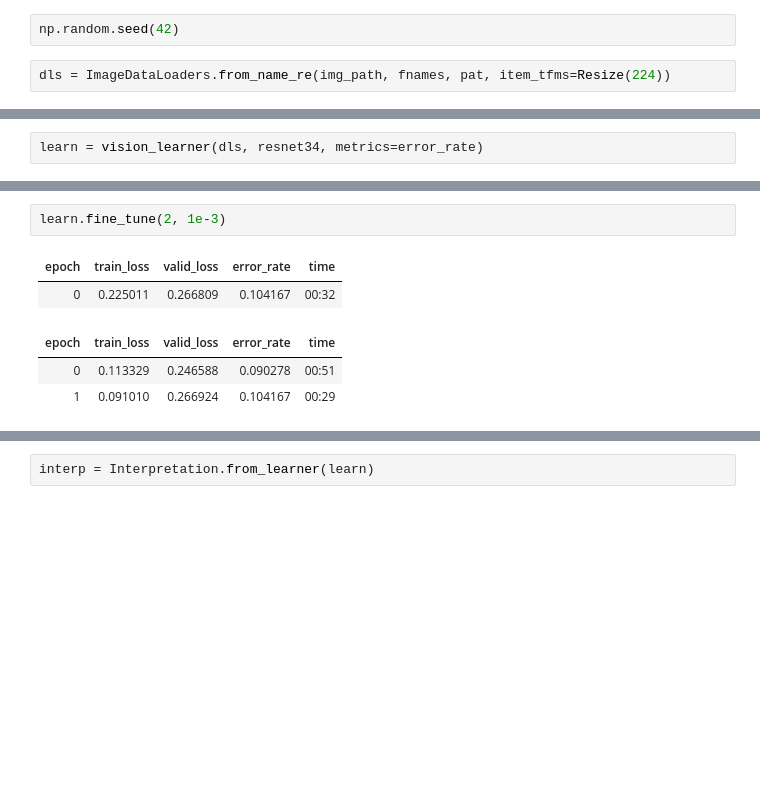
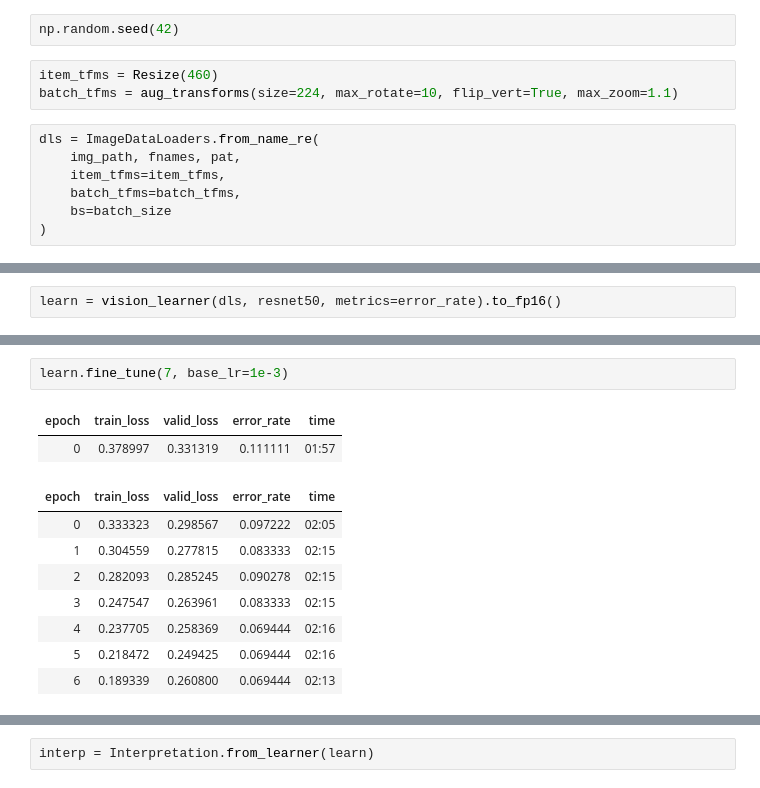
Before and after one commit to mkGerber/PetRecognition, a Jupyter notebook: cat_dog_classifier_v3.ipynb, the cells around one changed output, grey strips where cells are left out. Saved outputs shown, nothing was run; the diff lists cells and outputs as text; blank space fills up the shorter version.

```diff
--- a/cat_dog_classifier_v3.ipynb
+++ b/cat_dog_classifier_v3.ipynb
@@ -11,6 +29,14 @@ fnames = get_image_files(img_path)
 pat = r'^(.*)_\d+.jpg'
 # %%
 np.random.seed(42)
+# %%
+item_tfms = Resize(460)
+batch_tfms = aug_transforms(size=224, max_rotate=10, flip_vert=True, max_zoom=1.1)
 # %%
-dls = ImageDataLoaders.from_name_re(img_path, fnames, pat, item_tfms=Resize(224))
+dls = ImageDataLoaders.from_name_re(
+    img_path, fnames, pat,
+    item_tfms=item_tfms,
+    batch_tfms=batch_tfms,
+    bs=batch_size
+)
 # %%
@@ -20,2 +46,2 @@ dls.show_batch()
 # %%
-learn = vision_learner(dls, resnet34, metrics=error_rate)
+learn = vision_learner(dls, resnet50, metrics=error_rate).to_fp16()
@@ -30,11 +54,16 @@ SuggestedLRs(valley=0.0010000000474974513)
 # %%
-learn.fine_tune(2, 1e-3)
+learn.fine_tune(7, base_lr=1e-3)
 # %% [output]
 | epoch | train_loss | valid_loss | error_rate | time |
-| 0 | 0.225011 | 0.266809 | 0.104167 | 00:32 |
+| 0 | 0.378997 | 0.331319 | 0.111111 | 01:57 |
 | epoch | train_loss | valid_loss | error_rate | time |
-| 0 | 0.113329 | 0.246588 | 0.090278 | 00:51 |
-| 1 | 0.091010 | 0.266924 | 0.104167 | 00:29 |
+| 0 | 0.333323 | 0.298567 | 0.097222 | 02:05 |
+| 1 | 0.304559 | 0.277815 | 0.083333 | 02:15 |
+| 2 | 0.282093 | 0.285245 | 0.090278 | 02:15 |
+| 3 | 0.247547 | 0.263961 | 0.083333 | 02:15 |
+| 4 | 0.237705 | 0.258369 | 0.069444 | 02:16 |
+| 5 | 0.218472 | 0.249425 | 0.069444 | 02:16 |
+| 6 | 0.189339 | 0.260800 | 0.069444 | 02:13 |
 # %%
 learn.show_results()
 # %% [output]
```
Also changed, not shown: parts of 7 cells of this notebook.
